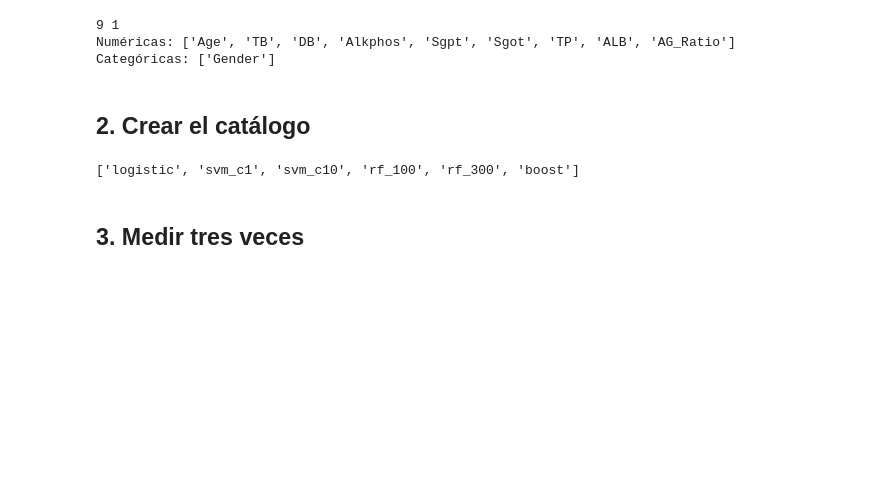
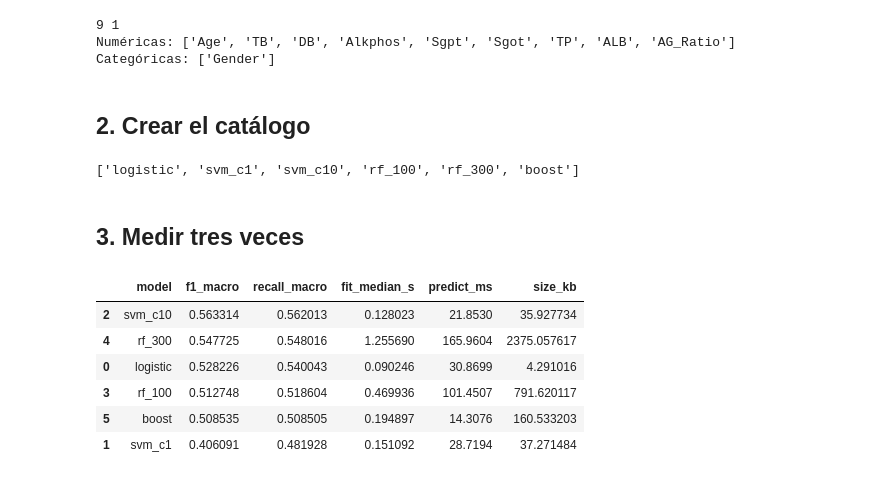
Before and after one commit to raimiruben/INF8239_U01, a Jupyter notebook: notebooks/02_ensambles_green_ai.ipynb, the cells around one changed output. Saved outputs shown, nothing was run; the diff lists cells and outputs as text; code cells hidden in the pictures; blank space fills up the shorter version.

```diff
--- a/notebooks/02_ensambles_green_ai.ipynb
+++ b/notebooks/02_ensambles_green_ai.ipynb
@@ -118,3 +118,48 @@ print(list(models.keys()))
 ['logistic', 'svm_c1', 'svm_c10', 'rf_100', 'rf_300', 'boost']
 # %% [markdown]
 ## 3. Medir tres veces
+# %%
+##Entrenamiento, medición y guardado:
+
+from time import perf_counter
+from pathlib import Path
+import joblib, numpy as np, pandas as pd
+from sklearn.metrics import f1_score, recall_score
+
+models_dir = Path.cwd().parent / "reports" / "models"
+models_dir.mkdir(parents=True, exist_ok=True)
+
+rows = []
+for name, model in models.items():
+    fit_times = []
+    for repetition in range(3):
+        start = perf_counter()
+        model.fit(Xtr, ytr)
+        fit_times.append(perf_counter() - start)
+
+    start = perf_counter()
+    pred = model.predict(Xte)
+    predict_ms = (perf_counter() - start) * 1000
+
+    path = models_dir / f"{name}.joblib"
+    joblib.dump(model, path)
+
+    rows.append({
+        "model": name,
+        "f1_macro": f1_score(yte, pred, average="macro"),
+        "recall_macro": recall_score(yte, pred, average="macro"),
+        "fit_median_s": np.median(fit_times),
+        "predict_ms": predict_ms,
+        "size_kb": path.stat().st_size / 1024
+    })
+
+results = pd.DataFrame(rows)
+results.sort_values("f1_macro", ascending=False)
+# %% [output]
+|  | model | f1_macro | recall_macro | fit_median_s | predict_ms | size_kb |
+| 2 | svm_c10 | 0.563314 | 0.562013 | 0.128023 | 21.8530 | 35.927734 |
+| 4 | rf_300 | 0.547725 | 0.548016 | 1.255690 | 165.9604 | 2375.057617 |
+| 0 | logistic | 0.528226 | 0.540043 | 0.090246 | 30.8699 | 4.291016 |
+| 3 | rf_100 | 0.512748 | 0.518604 | 0.469936 | 101.4507 | 791.620117 |
+| 5 | boost | 0.508535 | 0.508505 | 0.194897 | 14.3076 | 160.533203 |
+| 1 | svm_c1 | 0.406091 | 0.481928 | 0.151092 | 28.7194 | 37.271484 |
```
Also changed, not shown: parts of 14 cells of this notebook, 3 other files.
